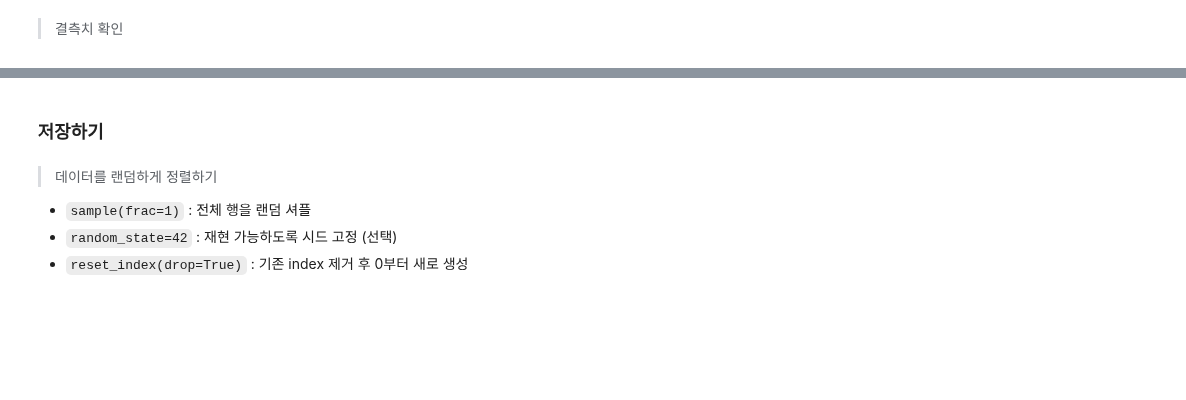
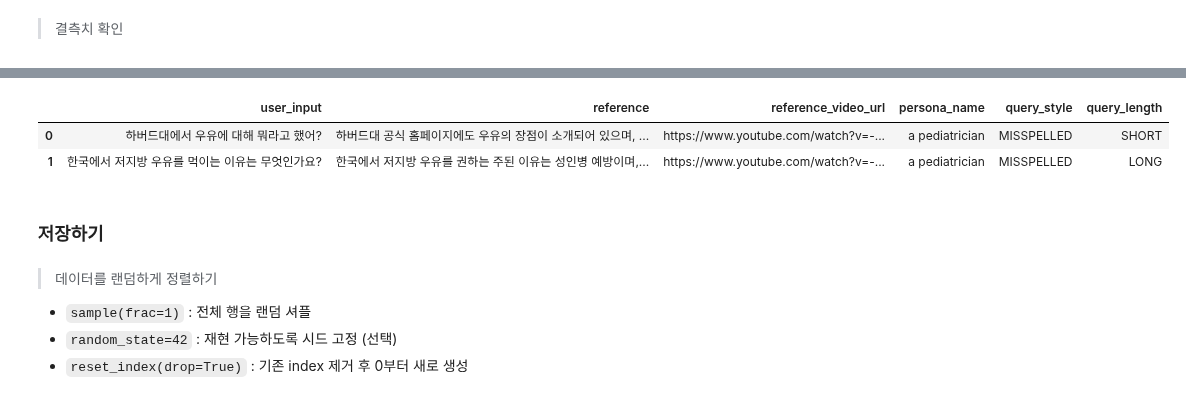
Before and after one commit to skai-27/course_LLM, a Jupyter notebook: 2. LLM Fine Tuning/2. gguf/2. 학습 데이터셋 생성/1-2. 영양 학습 데이터셋 생성.ipynb, the cells around one changed output, grey strips where cells are left out. Drawn from its saved outputs; the diff is of its cells as text; code cells hidden in the pictures; blank space fills up the shorter version.

```diff
--- a/2. LLM Fine Tuning/2. gguf/2. 학습 데이터셋 생성/1-2. 영양 학습 데이터셋 생성.ipynb
+++ b/2. LLM Fine Tuning/2. gguf/2. 학습 데이터셋 생성/1-2. 영양 학습 데이터셋 생성.ipynb
@@ -193,3 +271,9 @@ eval_df.isnull().sum()
+# %%
+eval_df.head(2)
+# %% [output]
+|  | user_input | reference | reference_video_url | persona_name | query_style | query_length |
+| 0 | 하버드대에서 우유에 대해 뭐라고 했어? | 하버드대 공식 홈페이지에도 우유의 장점이 소개되어 있으며, ... | https://www.youtube.com/watch?v=-... | a pediatrician | MISSPELLED | SHORT |
+| 1 | 한국에서 저지방 우유를 먹이는 이유는 무엇인가요? | 한국에서 저지방 우유를 권하는 주된 이유는 성인병 예방이며,... | https://www.youtube.com/watch?v=-... | a pediatrician | MISSPELLED | LONG |
 # %% [markdown]
 ### 저장하기
 # %% [markdown]
```
Also changed, not shown: parts of 22 cells of this notebook, 2 other files.
